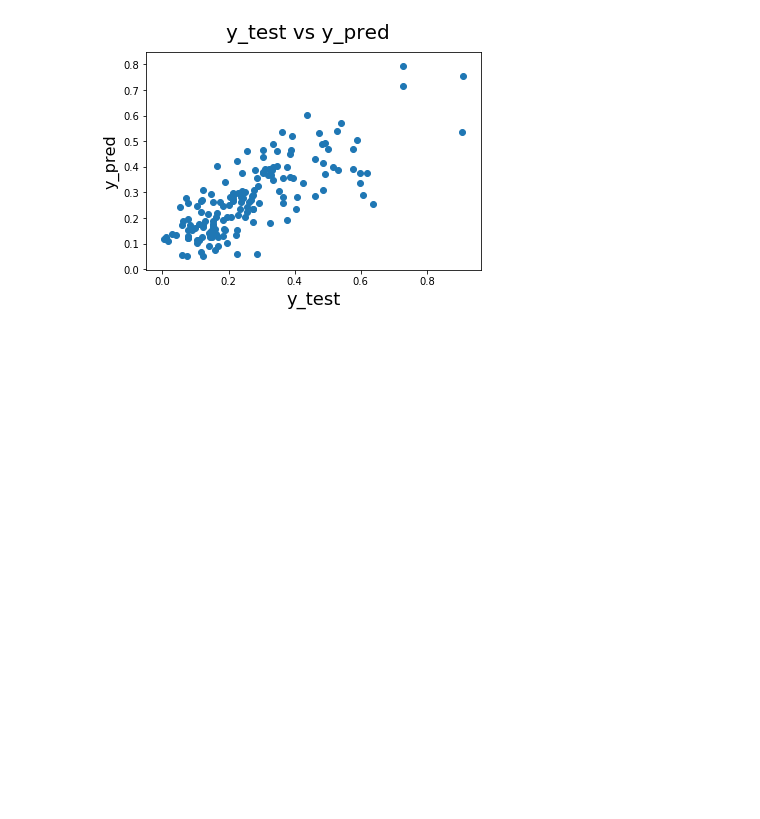
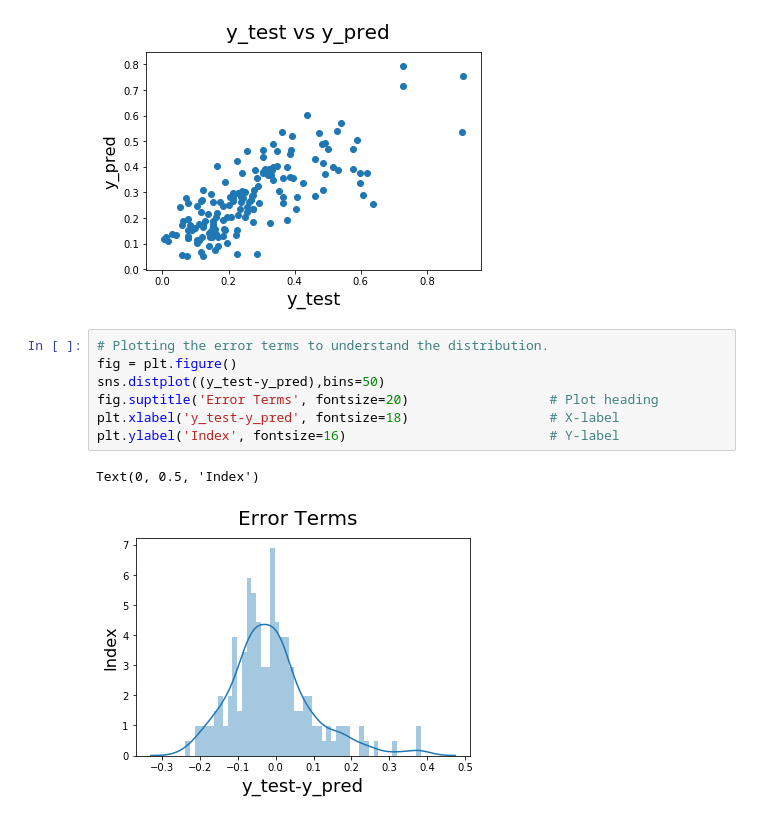
Before and after one commit to ArafatSabbir/Machine-Learning-with-Python-and-R, a Jupyter notebook: Multiple Linear Regression/RFE(HOUSING CASE STUDY).ipynb, the cells around one changed output. Cells and saved outputs as stored; diff of their text form; blank space fills up the shorter version.

```diff
--- a/Multiple Linear Regression/RFE(HOUSING CASE STUDY).ipynb
+++ b/Multiple Linear Regression/RFE(HOUSING CASE STUDY).ipynb
@@ -201,3 +201,13 @@ plt.ylabel('y_pred', fontsize=16)                          # Y-label
 # %% [output]
 Text(0, 0.5, 'y_pred')
 [figure]
+# %%
+# Plotting the error terms to understand the distribution.
+fig = plt.figure()
+sns.distplot((y_test-y_pred),bins=50)
+fig.suptitle('Error Terms', fontsize=20)                  # Plot heading
+plt.xlabel('y_test-y_pred', fontsize=18)                  # X-label
+plt.ylabel('Index', fontsize=16)                          # Y-label
+# %% [output]
+Text(0, 0.5, 'Index')
+[figure, added]
```
Also changed, not shown: parts of 2 cells of this notebook, 1 other file.
